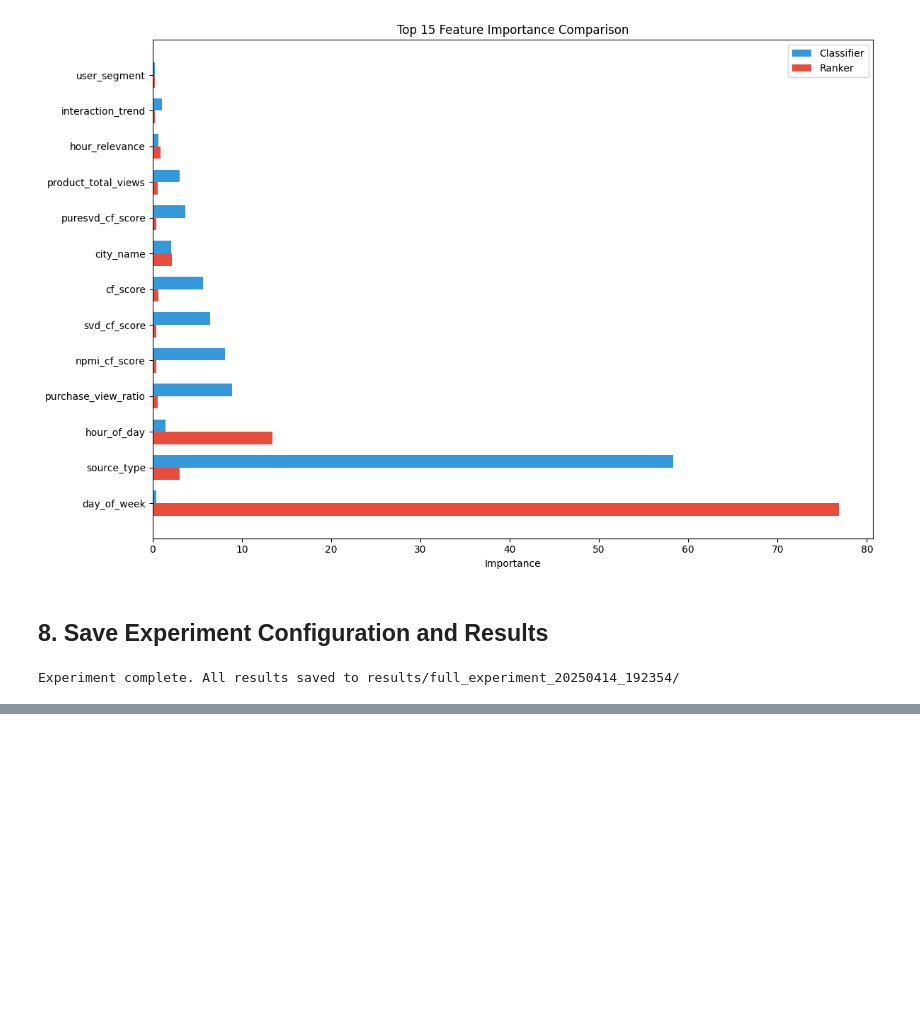
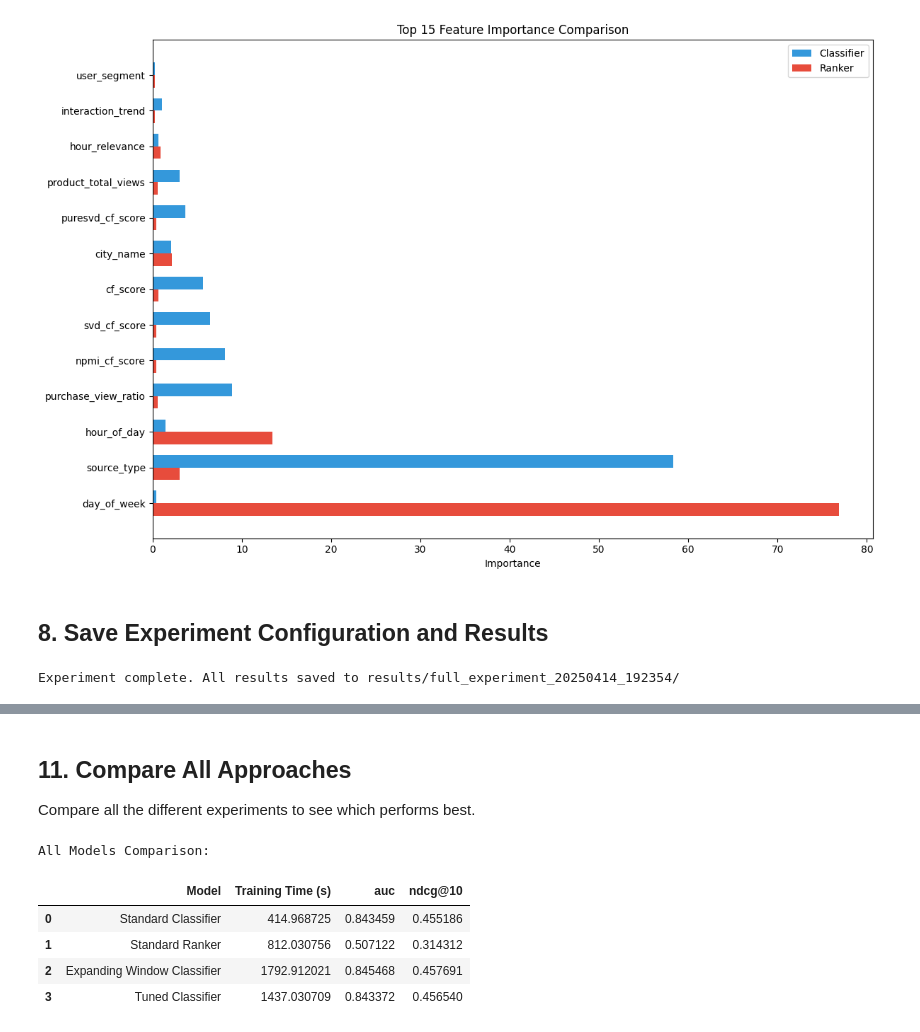
Before and after one commit to almayor/lavka-rs-contest, a Jupyter notebook: full_experiment.ipynb, the cells around one changed output, grey strips where cells are left out. Cells and saved outputs as stored; diff of their text form; code cells hidden in the pictures; blank space fills up the shorter version.

```diff
--- a/full_experiment.ipynb
+++ b/full_experiment.ipynb
@@ -497,0 +807,53 @@ Experiment complete. All results saved to results/full_experiment_20250414_19235
+# %% [markdown]
+## 11. Compare All Approaches
+
+Compare all the different experiments to see which performs best.
+# %%
+# Gather all metrics for comparison
+all_models_comparison = {
+    'Model': [
+        'Standard Classifier',
+        'Standard Ranker',
+        'Expanding Window Classifier',
+        'Tuned Classifier'
+    ],
+    'Training Time (s)': [
+        classifier_time,
+        ranker_time,
+        expanding_time,
+        tuning_time
+    ]
+}
+
+# Add metrics to the comparison
+all_metrics_set = set()
+for metrics in [classifier_results['metrics'], ranker_results['metrics'],
+               expanding_metrics, tuning_results['metrics']]:
+    all_metrics_set.update(metrics.keys())
+
+for metric in all_metrics_set:
+    all_models_comparison[metric] = [
+        classifier_results['metrics'].get(metric, float('nan')),
+        ranker_results['metrics'].get(metric, float('nan')),
+        expanding_metrics.get(metric, float('nan')),
+        tuning_results['metrics'].get(metric, float('nan'))
+    ]
+
+# Convert to DataFrame and display
+all_models_df = pd.DataFrame(all_models_comparison)
+print("All Models Comparison:")
+display(all_models_df)
+
+# Save comparison to results directory
+all_models_df.to_csv(f"{results_dir}/all_models_comparison.csv", index=False)
+
+# Also save as readable markdown table
+with open(f"{results_dir}/all_models_comparison.md", 'w') as f:
+    f.write(all_models_df.to_markdown(index=False, floatfmt=".4f"))
+# %% [output]
+All Models Comparison:
+|  | Model | Training Time (s) | auc | ndcg@10 |
+| 0 | Standard Classifier | 414.968725 | 0.843459 | 0.455186 |
+| 1 | Standard Ranker | 812.030756 | 0.507122 | 0.314312 |
+| 2 | Expanding Window Classifier | 1792.912021 | 0.845468 | 0.457691 |
+| 3 | Tuned Classifier | 1437.030709 | 0.843372 | 0.456540 |
```
Also changed, not shown: parts of 11 cells of this notebook, 6 other files.
